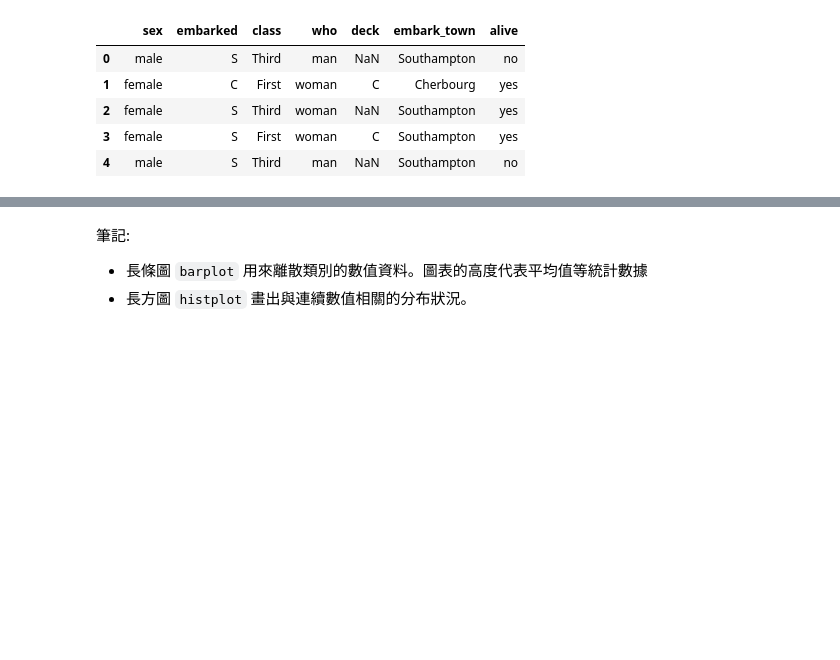
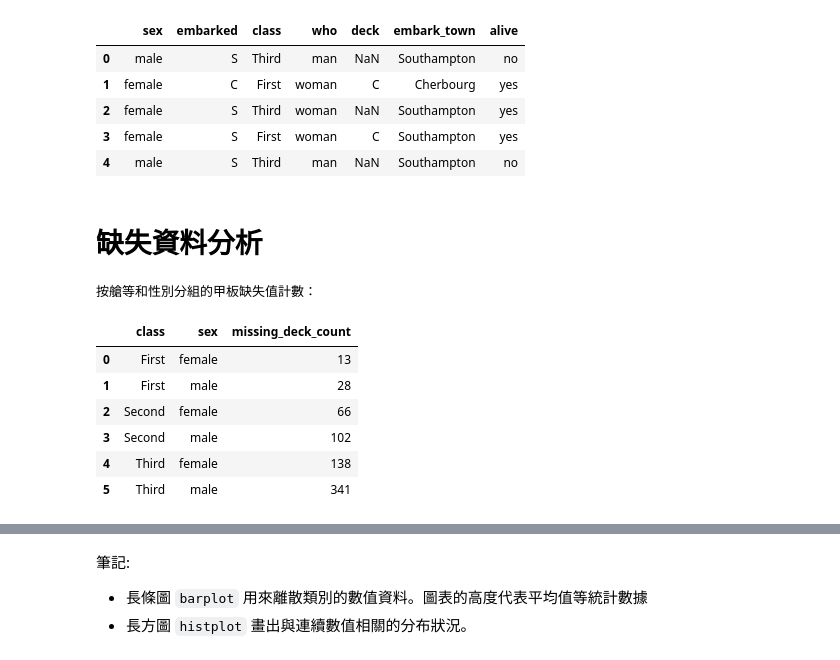
Before and after one commit to aaronhuang317/Titanic-Passenger-Survival-Prediction-and-Risk-Factor-Analysis, a Jupyter notebook: Titanic-Passenger-Survival-Prediction-and-Risk-Factor-Analysis.ipynb, the cells around one changed output, grey strips where cells are left out. Drawn from its saved outputs; the diff is of its cells as text; code cells hidden in the pictures; blank space fills up the shorter version.

```diff
--- a/Titanic-Passenger-Survival-Prediction-and-Risk-Factor-Analysis.ipynb
+++ b/Titanic-Passenger-Survival-Prediction-and-Risk-Factor-Analysis.ipynb
@@ -128,3 +130,20 @@ dtype: object
 | 2 | female | S | Third | woman | NaN | Southampton | yes |
 | 3 | female | S | First | woman | C | Southampton | yes |
 | 4 | male | S | Third | man | NaN | Southampton | no |
+# %% [markdown]
+# 缺失資料分析
+# %%
+missing_deck_by_group = titanic_df.groupby(['class', 'sex'])['deck'].apply(lambda x: x.isnull().sum()).reset_index()
+missing_deck_by_group.rename(columns={'deck': 'missing_deck_count'}, inplace=True)
+
+print("按艙等和性別分組的甲板缺失值計數：")
+display(missing_deck_by_group)
+# %% [output]
+按艙等和性別分組的甲板缺失值計數：
+|  | class | sex | missing_deck_count |
+| 0 | First | female | 13 |
+| 1 | First | male | 28 |
+| 2 | Second | female | 66 |
+| 3 | Second | male | 102 |
+| 4 | Third | female | 138 |
+| 5 | Third | male | 341 |
```
Also changed, not shown: parts of 15 cells of this notebook.
